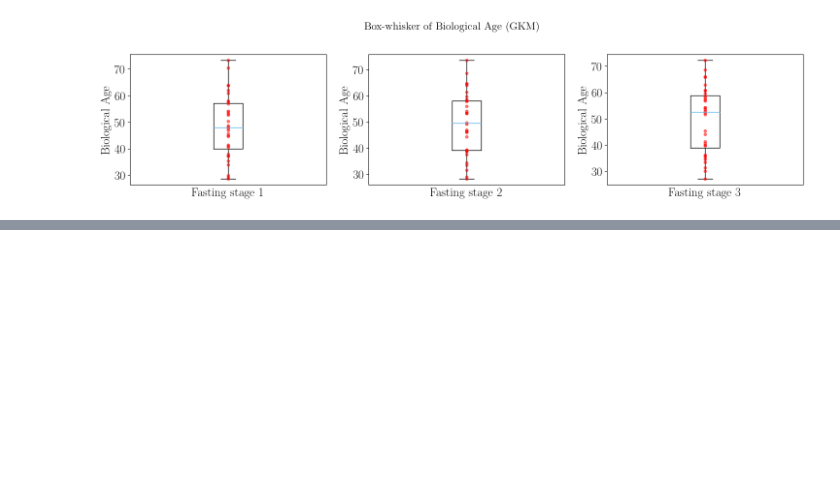
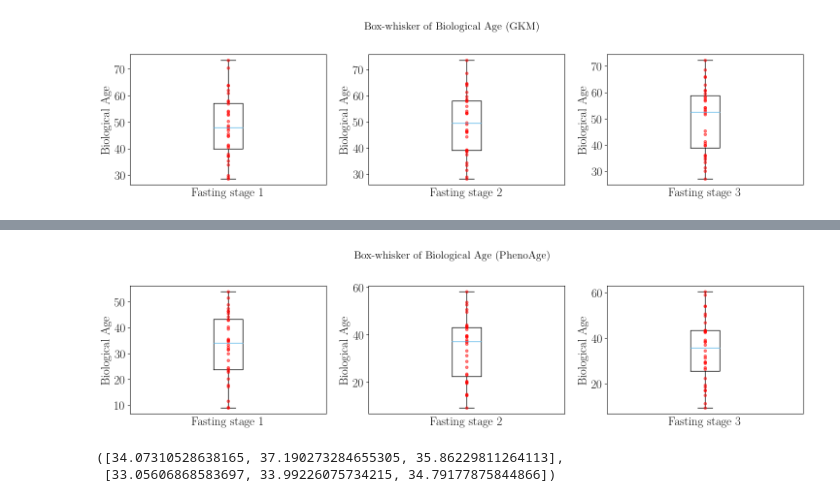
Before and after one commit to AmroAbdrabo/project-fasting-on-aging, a Jupyter notebook: exploratory_analysis.ipynb, the cells around one changed output, grey strips where cells are left out. Saved outputs shown, nothing was run; the diff lists cells and outputs as text; code cells hidden in the pictures; blank space fills up the shorter version.

Commit message:
phenoAge and hannum

```diff
--- a/exploratory_analysis.ipynb
+++ b/exploratory_analysis.ipynb
@@ -407,0 +414,13 @@ plot_box_whiskers_age(bio_age_stage_gkm, "Box-whisker of Biological Age (GKM)",
+# %%
+def compute_clock(clock_type, methylation_data):
+    intercept = 0
+    if clock_type == "hannum":
+        coeffs = pd.read_excel("hannum_clock.xlsx")
+        intercept = 0
+    elif clock_type == "pheno":
+        coeffs = pd.read_csv("pheno_clock.csv")
+        intercept = coeffs[['Intercept']].values[0][0]
+
+    coeffs = coeffs[["Marker", "Coefficient"]]
+    methylation_subset = methylation_data[list(coeffs['Marker'])]
+    return intercept + sum([methylation_subset[coln]*(coeffs.loc[coeffs['Marker'] == coln]['Coefficient'].values[0]) for coln in methylation_subset])
@@ -407,0 +491,13 @@ plot_box_whiskers_age(bio_age_stage_gkm, "Box-whisker of Biological Age (GKM)",
+# %%
+pheno_clock = compute_clock("pheno", merged_df)
+merged_df['PhenoAge'] = pheno_clock
+# %%
+bio_age_stage_pheno = [merged_df[merged_df['Timepoint'] == i]['PhenoAge'] for i in range(1, 4)]
+plot_box_whiskers_age(bio_age_stage_pheno, "Box-whisker of Biological Age (PhenoAge)", xlabel="Fasting stage", color = "red", alpha=0.5)
+# %% [output]
+[figure, added]
+# %%
+[np.median(bio_age_stage_pheno[i]) for i in range(0, 3)], [np.mean(bio_age_stage_pheno[i]) for i in range(0, 3)]
+# %% [output]
+([34.07310528638165, 37.190273284655305, 35.86229811264113],
+ [33.05606868583697, 33.99226075734215, 34.79177875844866])
```
Also changed, not shown: parts of 9 cells of this notebook, 3 other files.
